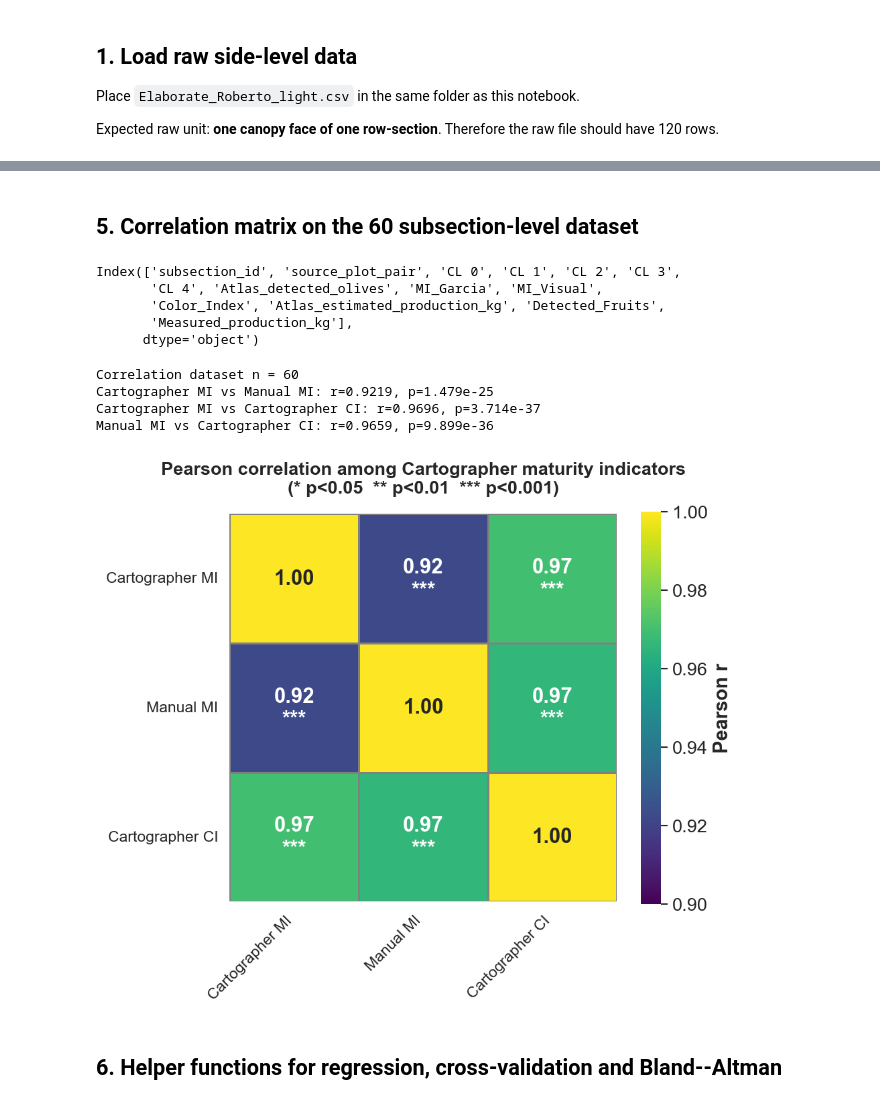
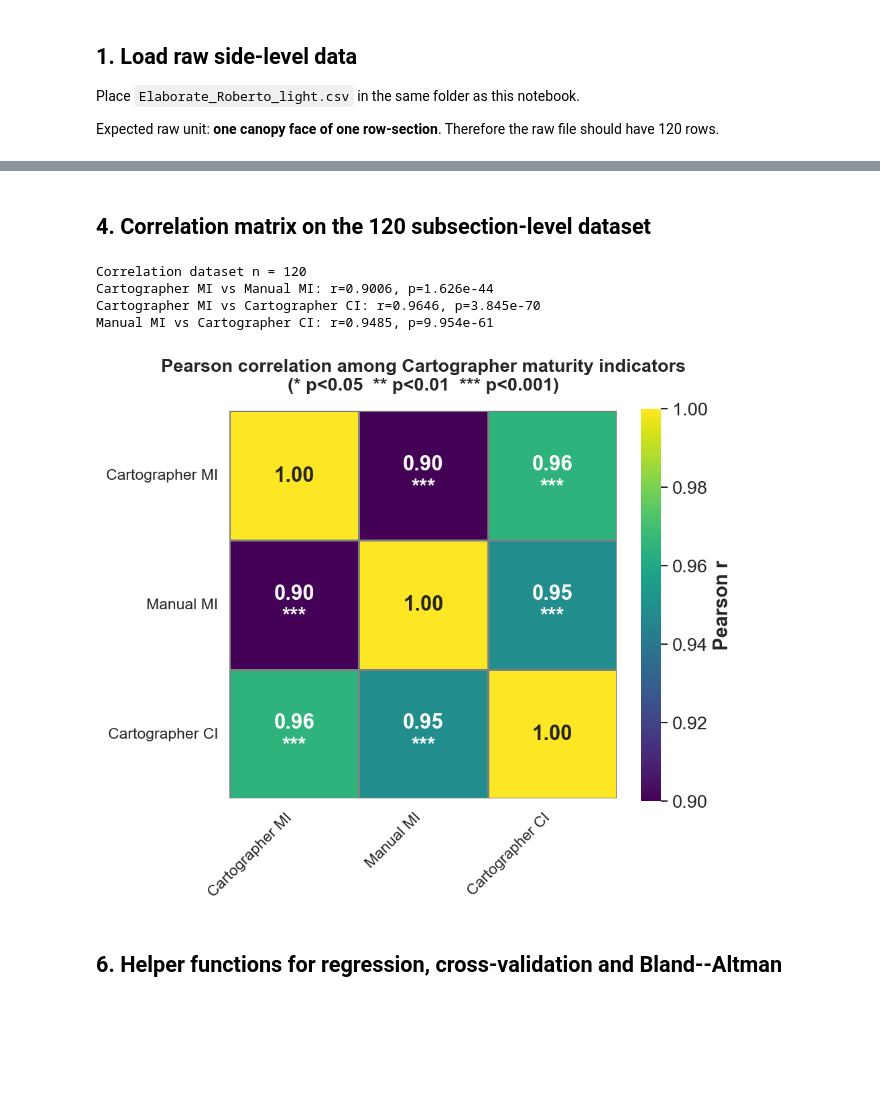
Before and after one commit to nicoladilillo/ATLAS_Maturity_Index_Olive, a Jupyter notebook: olive_atlas_analysis.ipynb, the cells around one changed output, grey strips where cells are left out. Cells and saved outputs as stored; diff of their text form; code cells hidden in the pictures; blank space fills up the shorter version.

```diff
--- a/olive_atlas_analysis.ipynb
+++ b/olive_atlas_analysis.ipynb
@@ -60,15 +55,16 @@ Expected raw unit: **one canopy face of one row-section**. Therefore the raw fil
 if not DATA_FILE.exists():
     raise FileNotFoundError(f'Missing {DATA_FILE.name}. Put it in the same folder as this notebook.')
 
-raw = pd.read_csv(DATA_FILE, sep=';', decimal=',', header=0)
+# Read the raw data from the Excel file.
+raw = pd.read_excel(DATA_FILE.with_suffix('.xlsx'), sheet_name='Atlas_data', header=0)
 raw.columns = [c.strip() for c in raw.columns]
 
 # Standardise maturity-index column names from the existing files.
 rename_map = {
     'M.I. NORM': 'MI_Garcia',
-    'M.I. Garcia': 'MI_Garcia',
+    # 'M.I. Garcia': 'MI_Garcia',
     'M.I. visivo': 'MI_Visual',
-    'Produzione plot [kg]': 'Atlas_production_side_kg',
+    'Produzione plot [kg]': 'Production_plot_kg',
     'Produzione plot somma dei due lati [kg]': 'Atlas_production_both_faces_kg',
     'Produzione plot MISURATA': 'Measured_production_kg',
 }
@@ -101,12 +86,0 @@ If your CSV is not ordered this way, add an explicit subsection identifier and r
-# %%
-# Basic validation
-if len(raw) % 2 != 0:
-    raise ValueError('The raw file has an odd number of rows; cannot aggregate paired canopy faces by consecutive pairs.')
-
-raw = raw.reset_index(drop=True).copy()
-raw['subsection_id'] = raw.index // 2 + 1
-raw['face_in_pair'] = np.where(raw.index % 2 == 0, 'A', 'B')
-
-print('Side-level observations:', len(raw))
-print('Subsection-level observations after pairing faces:', raw['subsection_id'].nunique())
-print(raw[['subsection_id','face_in_pair'] + (["Plot"] if 'Plot' in raw.columns else [])].head(8))
@@ -219,19 +101,23 @@ Saved: /Users/nicoladilillo/Projects_mac/Maturity_Index_Olive_Bari/tables/olive_
 # %%
-# Class totals based on the aggregated 60-subsection dataset.
-class_totals = agg['Detected_Fruits'].sum()
-class_pct = agg[CL_COLS].sum() / agg[CL_COLS].sum().sum()
-class_summary = pd.DataFrame({'class': CL_COLS, 'count': class_totals*class_pct, 'percent': class_pct.values* 100}).reset_index(drop=True)
+CL_COLS = ['CL 0','CL 1','CL 2','CL 3','CL 4']
+
+class_totals = raw[CL_COLS].sum()
+detected_fruit = raw['N. frutti'].sum() if 'N. frutti' in raw.columns else None
+
+class_pct = class_totals / class_totals.sum() * 100
+class_detected_fruit = class_pct * detected_fruit / 100 if detected_fruit is not None else None
+class_summary = pd.DataFrame({'class': CL_COLS, 'percent': class_pct.values, 'detected_fruit' : class_detected_fruit.values.astype(int)})
 class_summary.to_csv(TAB_DIR / 'ripening_class_distribution.csv', index=False)
 
-print('Ripening class distribution after aggregating both faces (n=60 subsections):')
+print('Ripening class distribution')
 print(class_summary.to_string(index=False, formatters={'percent': '{:.1f}'.format}))
-print('Total Cartographer-detected olives:', int(class_totals.sum()))
+print('Total Cartographer-detected olives:', int(detected_fruit))
 
 # Use Seaborn barplot for consistent styling
 fig, ax = plt.subplots(figsize=(7, 5))
-sns.barplot(x='class', y='count', data=class_summary, palette=[PALETTE[0]]*len(class_summary), ax=ax, edgecolor='black', linewidth=1.5)
+sns.barplot(x='class', y='detected_fruit', data=class_summary, palette=[PALETTE[0]]*len(class_summary), ax=ax, edgecolor='black', linewidth=1.5)
 for i, row in class_summary.iterrows():
-    ax.text(i, row['count'], f"{row['percent']:.1f}%", ha='center', va='bottom', fontsize=11, fontweight='bold')
+    ax.text(i, row['detected_fruit'], f"{row['percent']:.1f}%", ha='center', va='bottom', fontsize=11, fontweight='bold')
 ax.set_xlabel('MI class', fontsize=12, fontweight='bold')
 ax.set_ylabel('Detected olive count', fontsize=12, fontweight='bold')
 ax.set_title('Cartographer-detected olives per ripening class (n=60 subsections)', fontsize=13, fontweight='bold')
@@ -250,21 +136,13 @@ class        count percent
 Total Cartographer-detected olives: 9085261
 [figure]
 # %% [markdown]
-## 5. Correlation matrix on the 60 subsection-level dataset
+## 4. Correlation matrix on the 120 subsection-level dataset
-# %%
-agg.columns
-# %% [output]
-Index(['subsection_id', 'source_plot_pair', 'CL 0', 'CL 1', 'CL 2', 'CL 3',
-       'CL 4', 'Atlas_detected_olives', 'MI_Garcia', 'MI_Visual',
-       'Color_Index', 'Atlas_estimated_production_kg', 'Detected_Fruits',
-       'Measured_production_kg'],
-      dtype='object')
 # %%
-corr_vars = [c for c in ['MI_Garcia','MI_Visual','Color_Index'] if c in agg.columns]
+corr_vars = [c for c in ['MI_Garcia','MI_Visual','Color Index'] if c in raw.columns]
 if len(corr_vars) < 2:
     raise ValueError('Not enough variables available for correlation analysis.')
 
-data_corr = agg[corr_vars].dropna()
+data_corr = raw[corr_vars].dropna()
 print('Correlation dataset n =', len(data_corr))
 
 r_mat = pd.DataFrame(np.eye(len(corr_vars)), index=corr_vars, columns=corr_vars)
@@ -306,38 +184,38 @@ sns.heatmap(
     vmax=1.0,
     square=True,
     cbar_kws={'label':'Pearson r', 'ticks':[0.90, 0.92, 0.94, 0.96, 0.98, 1.00]},
     cmap='viridis',
     ax=ax,
     annot_kws={"size": 15, "weight": "bold"},
     linewidths=0.5,
     linecolor='gray'
 )
 
 ax.set_title(
     "Pearson correlation among Cartographer maturity indicators\n(* p<0.05  ** p<0.01  *** p<0.001)",
     fontsize=13,
     fontweight="bold",
     pad=15
 )
 
 # Increase x/y axis labels
 ax.set_xticklabels(ax.get_xticklabels(), fontsize=11, rotation=45, ha='right')
 ax.set_yticklabels(ax.get_yticklabels(), fontsize=11, rotation=0)
 
 # Increase colorbar font
 cbar = ax.collections[0].colorbar
 cbar.ax.tick_params(labelsize=13)
 cbar.set_label('Pearson r', fontsize=14, fontweight='bold')
 
 fig.tight_layout()
 fig.savefig(FIG_DIR / 'corr_fig1_correlation_matrix.pdf', dpi=300, bbox_inches='tight')
 plt.show()
 # %% [output]
-Correlation dataset n = 60
-Cartographer MI vs Manual MI: r=0.9219, p=1.479e-25
-Cartographer MI vs Cartographer CI: r=0.9696, p=3.714e-37
-Manual MI vs Cartographer CI: r=0.9659, p=9.899e-36
+Correlation dataset n = 120
+Cartographer MI vs Manual MI: r=0.9006, p=1.626e-44
+Cartographer MI vs Cartographer CI: r=0.9646, p=3.845e-70
+Manual MI vs Cartographer CI: r=0.9485, p=9.954e-61
-[figure, old version]
+[figure, new version]
 # %% [markdown]
 ## 6. Helper functions for regression, cross-validation and Bland--Altman
 # %%
```
Also changed, not shown: parts of 17 cells of this notebook, 3 other files.
